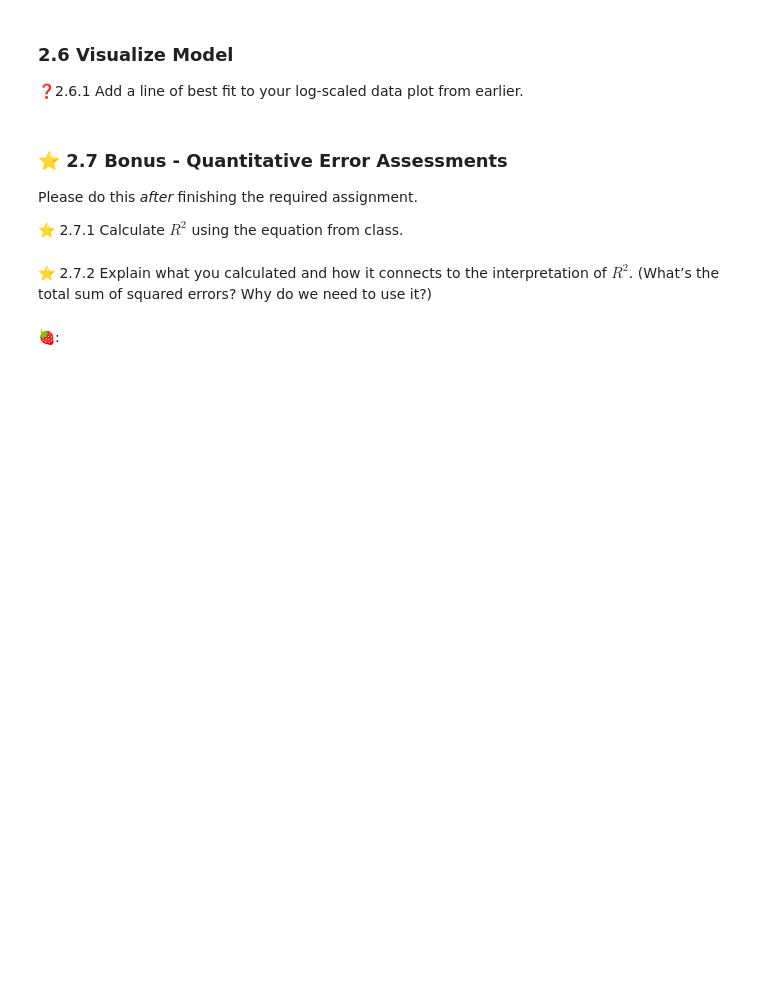
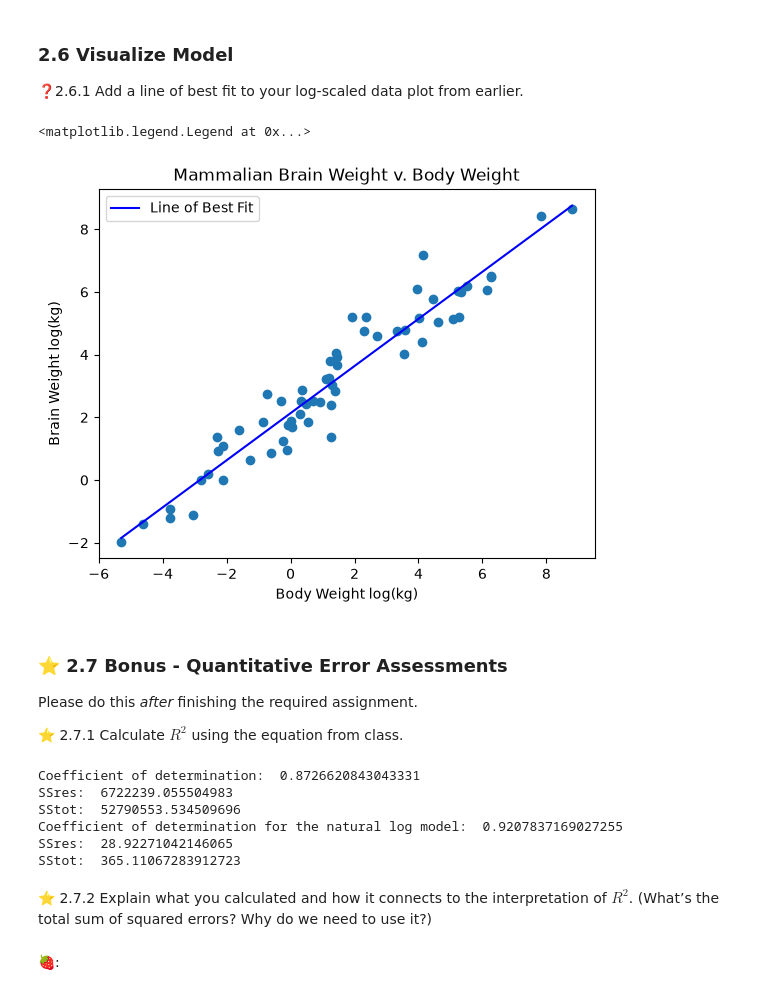
Before and after one commit to saanvees/BME-304, a Jupyter notebook: Lab_1/Lab01-02_lastname_firstname.ipynb, the cells around one changed output. Drawn from its saved outputs; the diff is of its cells as text; code cells hidden in the pictures; blank space fills up the shorter version.

```diff
--- a/Lab_1/Lab01-02_lastname_firstname.ipynb
+++ b/Lab_1/Lab01-02_lastname_firstname.ipynb
@@ -202,3 +223,19 @@ ax.legend()
+# %%
+##❓YOUR CODE HERE
+# visualize the transformed data
+plt.figure()
+plt.scatter(logScaled["logBody"], logScaled["logBrain"])
+plt.xlabel("Body Weight log(kg)")
+plt.ylabel("Brain Weight log(kg)")
+plt.title("Mammalian Brain Weight v. Body Weight")
+x = np.linspace(min(logScaled["logBody"]), max(logScaled["logBody"]), 100)
+plt.plot(x, m*x + b, color="blue", label="Line of Best Fit")
+
+# remember to add a legend
+plt.legend()
+# %% [output]
+<matplotlib.legend.Legend at 0x...>
+[figure, added]
 # %% [markdown]
 ### ⭐ 2.7 Bonus - Quantitative Error Assessments
 
@@ -219,3 +245,38 @@ print("Coefficient of determination for the natural log model: ", R2_ln,
+# %%
+##⭐ YOUR CODE HERE
+# calculate slope
+xAvgOG = np.mean(df["Body.Weight"])
+yAvgOG = np.mean(df["Brain.Weight"])
+numOG = np.sum((df["Body.Weight"] - xAvgOG) * (df["Brain.Weight"] - yAvgOG))
+denomOG = np.sum((df["Body.Weight"] - xAvgOG) ** 2)
+mOG = numOG / denomOG
+# calculate y-intercept
+bOG = yAvgOG - mOG * xAvgOG
+# calculate residuals for each observation
+yPredOG = mOG * df["Body.Weight"] + bOG
+resOG = df["Brain.Weight"] - yPredOG
+# Calculate and display R2
+SSres = np.sum(resOG ** 2)
+SStot = np.sum((np.mean(df["Brain.Weight"]) - df["Brain.Weight"]) ** 2)
+R2 = 1 - SSres / SStot
+print("Coefficient of determination: ", R2,
+      "\nSSres: ", SSres,
+      "\nSStot: ", SStot)
+
+# Calculate and display R2 for the log model
+SSres_ln = np.sum(res ** 2)
+SStot_ln = np.sum((np.mean(logScaled["logBrain"]) - logScaled["logBrain"]) ** 2)
+R2_ln = 1 - SSres_ln / SStot_ln
+print("Coefficient of determination for the natural log model: ", R2_ln,
+      "\nSSres: ", SSres_ln,
+      "\nSStot: ", SStot_ln)
+# %% [output]
+Coefficient of determination:  0.8726620843043331
+SSres:  6722239.055504983
+SStot:  52790553.534509696
+Coefficient of determination for the natural log model:  0.9207837169027255
+SSres:  28.92271042146065
+SStot:  365.11067283912723
 # %% [markdown]
 ⭐ 2.7.2 Explain what you calculated and how it connects to the interpretation of $R^2$. (What’s the total sum of squared errors? Why do we need to use it?)
 # %% [markdown]
```
Also changed, not shown: parts of 36 cells of this notebook.
